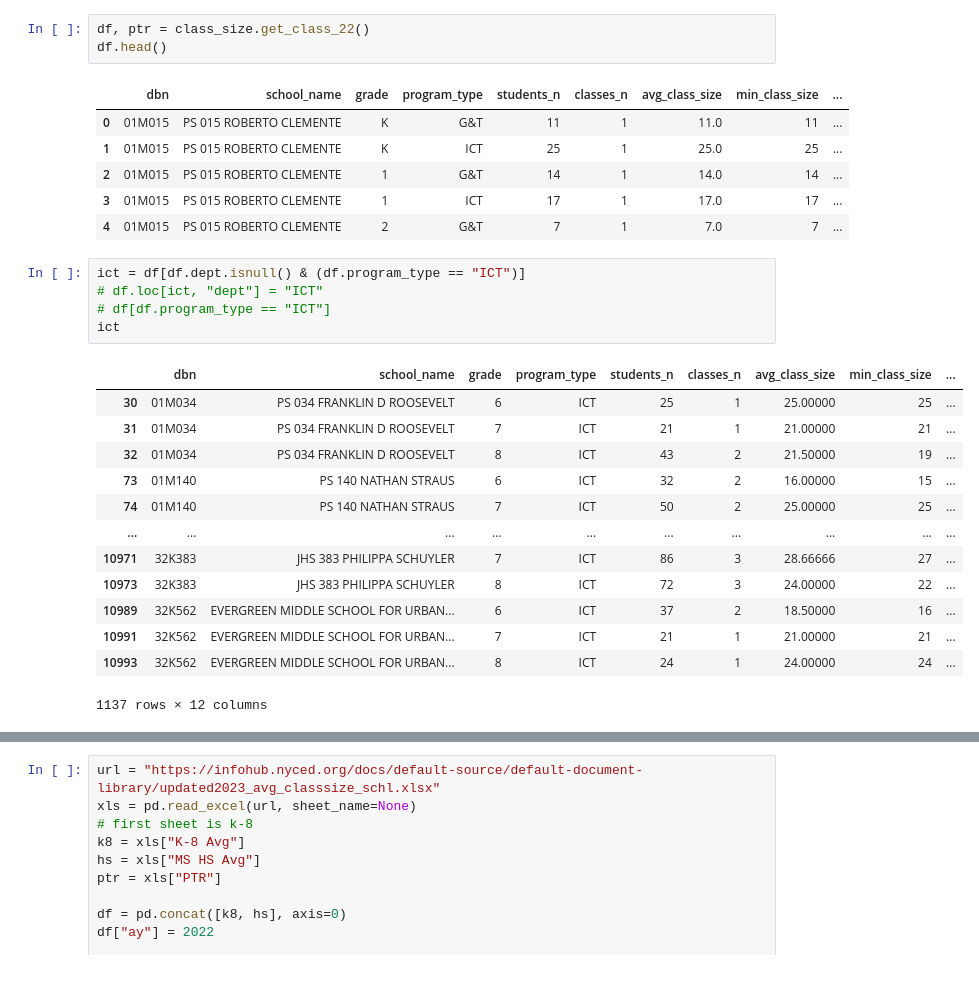
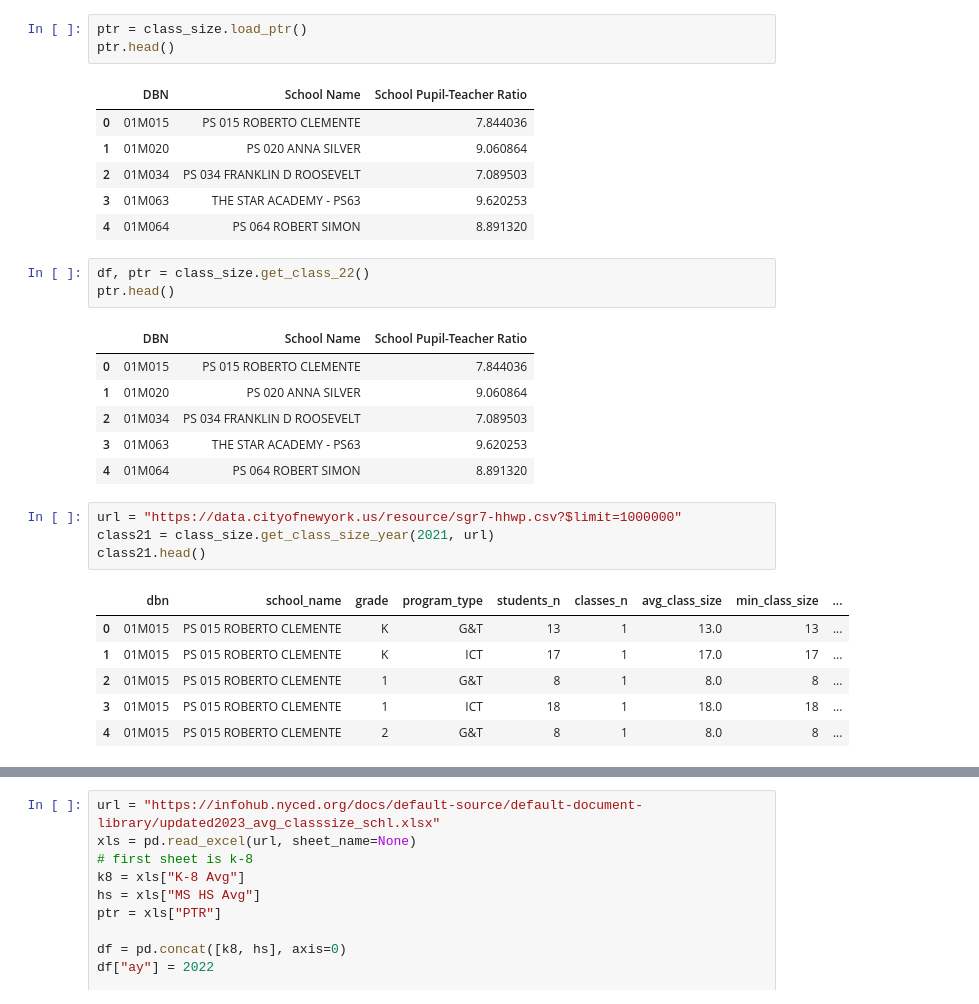
Before and after one commit to adelphi-ed-tech/nycschools, a Jupyter notebook: book/nb/drafts/class_size.ipynb, the cells around one changed output, grey strips where cells are left out. Saved outputs shown, nothing was run; the diff lists cells and outputs as text.

```diff
--- a/book/nb/drafts/class_size.ipynb
+++ b/book/nb/drafts/class_size.ipynb
@@ -12,29 +32,31 @@ beds = schools.load_school_demographics().beds.unique()
+# %%
+ptr = class_size.load_ptr()
+ptr.head()
+# %% [output]
+|  | DBN | School Name | School Pupil-Teacher Ratio |
+| 0 | 01M015 | PS 015 ROBERTO CLEMENTE | 7.844036 |
+| 1 | 01M020 | PS 020 ANNA SILVER | 9.060864 |
+| 2 | 01M034 | PS 034 FRANKLIN D ROOSEVELT | 7.089503 |
+| 3 | 01M063 | THE STAR ACADEMY - PS63 | 9.620253 |
+| 4 | 01M064 | PS 064 ROBERT SIMON | 8.891320 |
 # %%
 df, ptr = class_size.get_class_22()
-df.head()
+ptr.head()
 # %% [output]
-|  | dbn | school_name | grade | program_type | students_n | classes_n | avg_class_size | min_class_size | ... |
-| 0 | 01M015 | PS 015 ROBERTO CLEMENTE | K | G&T | 11 | 1 | 11.0 | 11 | ... |
-| 1 | 01M015 | PS 015 ROBERTO CLEMENTE | K | ICT | 25 | 1 | 25.0 | 25 | ... |
-| 2 | 01M015 | PS 015 ROBERTO CLEMENTE | 1 | G&T | 14 | 1 | 14.0 | 14 | ... |
-| 3 | 01M015 | PS 015 ROBERTO CLEMENTE | 1 | ICT | 17 | 1 | 17.0 | 17 | ... |
-| 4 | 01M015 | PS 015 ROBERTO CLEMENTE | 2 | G&T | 7 | 1 | 7.0 | 7 | ... |
+|  | DBN | School Name | School Pupil-Teacher Ratio |
+| 0 | 01M015 | PS 015 ROBERTO CLEMENTE | 7.844036 |
+| 1 | 01M020 | PS 020 ANNA SILVER | 9.060864 |
+| 2 | 01M034 | PS 034 FRANKLIN D ROOSEVELT | 7.089503 |
+| 3 | 01M063 | THE STAR ACADEMY - PS63 | 9.620253 |
+| 4 | 01M064 | PS 064 ROBERT SIMON | 8.891320 |
 # %%
-ict = df[df.dept.isnull() & (df.program_type == "ICT")]
-# df.loc[ict, "dept"] = "ICT"
-# df[df.program_type == "ICT"]
-ict
+url = "https://data.cityofnewyork.us/resource/sgr7-hhwp.csv?$limit=1000000"
+class21 = class_size.get_class_size_year(2021, url)
+class21.head()
 # %% [output]
 |  | dbn | school_name | grade | program_type | students_n | classes_n | avg_class_size | min_class_size | ... |
-| 30 | 01M034 | PS 034 FRANKLIN D ROOSEVELT | 6 | ICT | 25 | 1 | 25.00000 | 25 | ... |
-| 31 | 01M034 | PS 034 FRANKLIN D ROOSEVELT | 7 | ICT | 21 | 1 | 21.00000 | 21 | ... |
-| 32 | 01M034 | PS 034 FRANKLIN D ROOSEVELT | 8 | ICT | 43 | 2 | 21.50000 | 19 | ... |
-| 73 | 01M140 | PS 140 NATHAN STRAUS | 6 | ICT | 32 | 2 | 16.00000 | 15 | ... |
-| 74 | 01M140 | PS 140 NATHAN STRAUS | 7 | ICT | 50 | 2 | 25.00000 | 25 | ... |
-| ... | ... | ... | ... | ... | ... | ... | ... | ... | ... |
-| 10971 | 32K383 | JHS 383 PHILIPPA SCHUYLER | 7 | ICT | 86 | 3 | 28.66666 | 27 | ... |
-| 10973 | 32K383 | JHS 383 PHILIPPA SCHUYLER | 8 | ICT | 72 | 3 | 24.00000 | 22 | ... |
-| 10989 | 32K562 | EVERGREEN MIDDLE SCHOOL FOR URBAN... | 6 | ICT | 37 | 2 | 18.50000 | 16 | ... |
-| 10991 | 32K562 | EVERGREEN MIDDLE SCHOOL FOR URBAN... | 7 | ICT | 21 | 1 | 21.00000 | 21 | ... |
-| 10993 | 32K562 | EVERGREEN MIDDLE SCHOOL FOR URBAN... | 8 | ICT | 24 | 1 | 24.00000 | 24 | ... |
+| 0 | 01M015 | PS 015 ROBERTO CLEMENTE | K | G&T | 13 | 1 | 13.0 | 13 | ... |
+| 1 | 01M015 | PS 015 ROBERTO CLEMENTE | K | ICT | 17 | 1 | 17.0 | 17 | ... |
+| 2 | 01M015 | PS 015 ROBERTO CLEMENTE | 1 | G&T | 8 | 1 | 8.0 | 8 | ... |
+| 3 | 01M015 | PS 015 ROBERTO CLEMENTE | 1 | ICT | 18 | 1 | 18.0 | 18 | ... |
+| 4 | 01M015 | PS 015 ROBERTO CLEMENTE | 2 | G&T | 8 | 1 | 8.0 | 8 | ... |
-1137 rows × 12 columns
```
Also changed, not shown: parts of 7 cells of this notebook, 22 other files.
